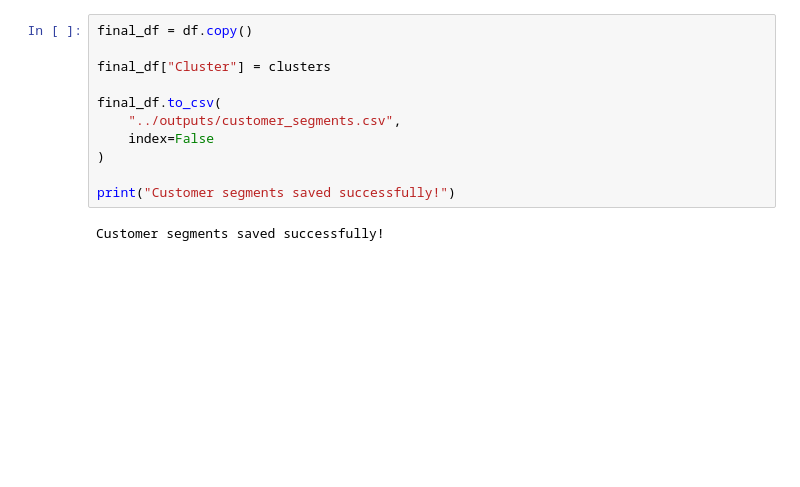
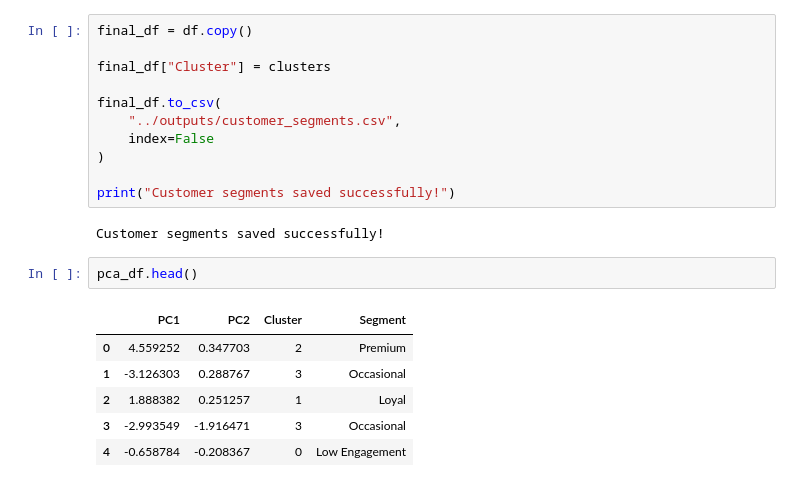
Before and after one commit to harshitha121124/Customer-Segmentation-Insight-Generation, a Jupyter notebook: notebooks/customer_segmentation.ipynb, the cells around one changed output. Cells and saved outputs as stored; diff of their text form; blank space fills up the shorter version.

```diff
--- a/notebooks/customer_segmentation.ipynb
+++ b/notebooks/customer_segmentation.ipynb
@@ -474,3 +475,12 @@ final_df.to_csv(
 print("Customer segments saved successfully!")
 # %% [output]
 Customer segments saved successfully!
+# %%
+pca_df.head()
+# %% [output]
+|  | PC1 | PC2 | Cluster | Segment |
+| 0 | 4.559252 | 0.347703 | 2 | Premium |
+| 1 | -3.126303 | 0.288767 | 3 | Occasional |
+| 2 | 1.888382 | 0.251257 | 1 | Loyal |
+| 3 | -2.993549 | -1.916471 | 3 | Occasional |
+| 4 | -0.658784 | -0.208367 | 0 | Low Engagement |
```
Also changed, not shown: parts of 19 cells of this notebook.
